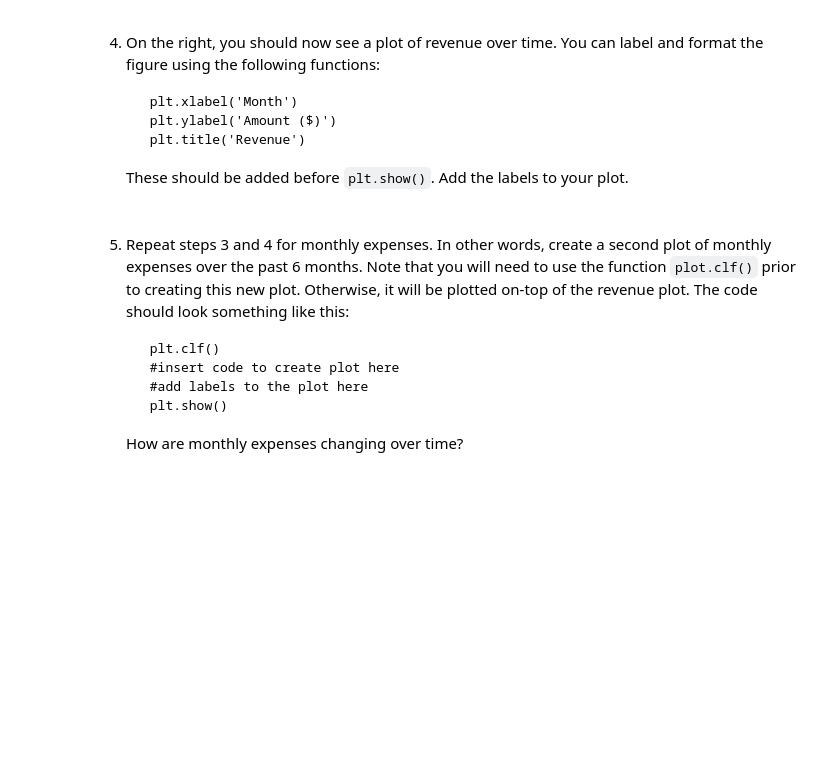
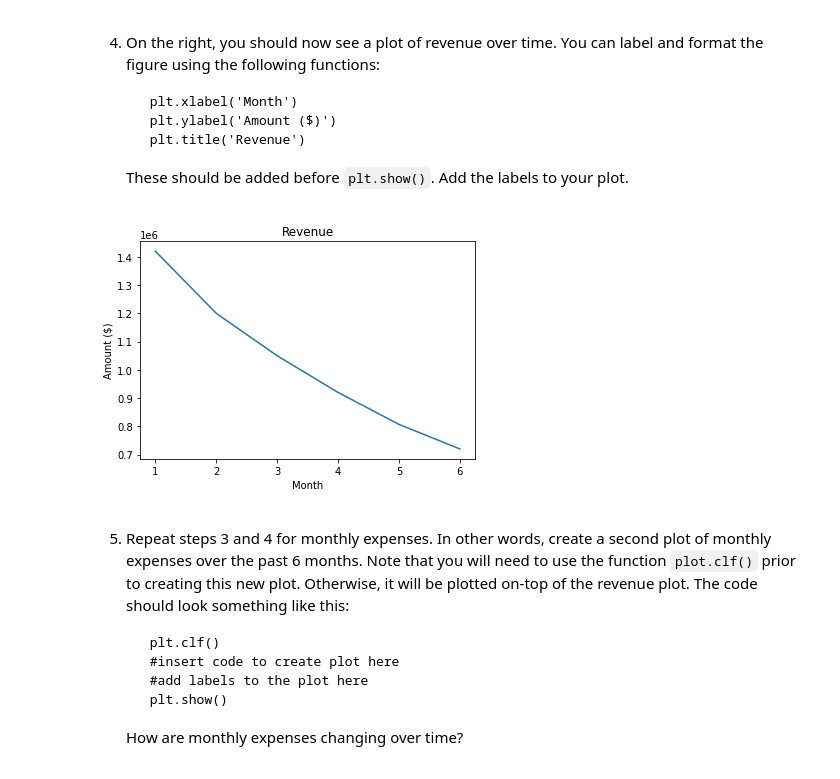
Before and after one commit to Klaynie/Learning-Python, a Jupyter notebook: Learning-Python/Codecademy/Startup_Transformation/script.ipynb, the cells around one changed output. Drawn from its saved outputs; the diff is of its cells as text; code cells hidden in the pictures; blank space fills up the shorter version.

```diff
--- a/Learning-Python/Codecademy/Startup_Transformation/script.ipynb
+++ b/Learning-Python/Codecademy/Startup_Transformation/script.ipynb
@@ -43,6 +63,14 @@ financial_data = pd.read_csv('financial_data.csv')
         plt.title('Revenue')
 
     These should be added before `plt.show()`. Add the labels to your plot.
+# %%
+plt.plot(month,revenue)
+plt.xlabel('Month')
+plt.ylabel('Amount ($)')
+plt.title('Revenue')
+plt.show()
+# %% [output]
+[figure, added]
 # %% [markdown]
 5. Repeat steps 3 and 4 for monthly expenses. In other words, create a second plot of monthly expenses over the past 6 months. Note that you will need to use the function `plot.clf()` prior to creating this new plot. Otherwise, it will be plotted on-top of the revenue plot. The code should look something like this:
 
```
Also changed, not shown: parts of 23 cells of this notebook.
